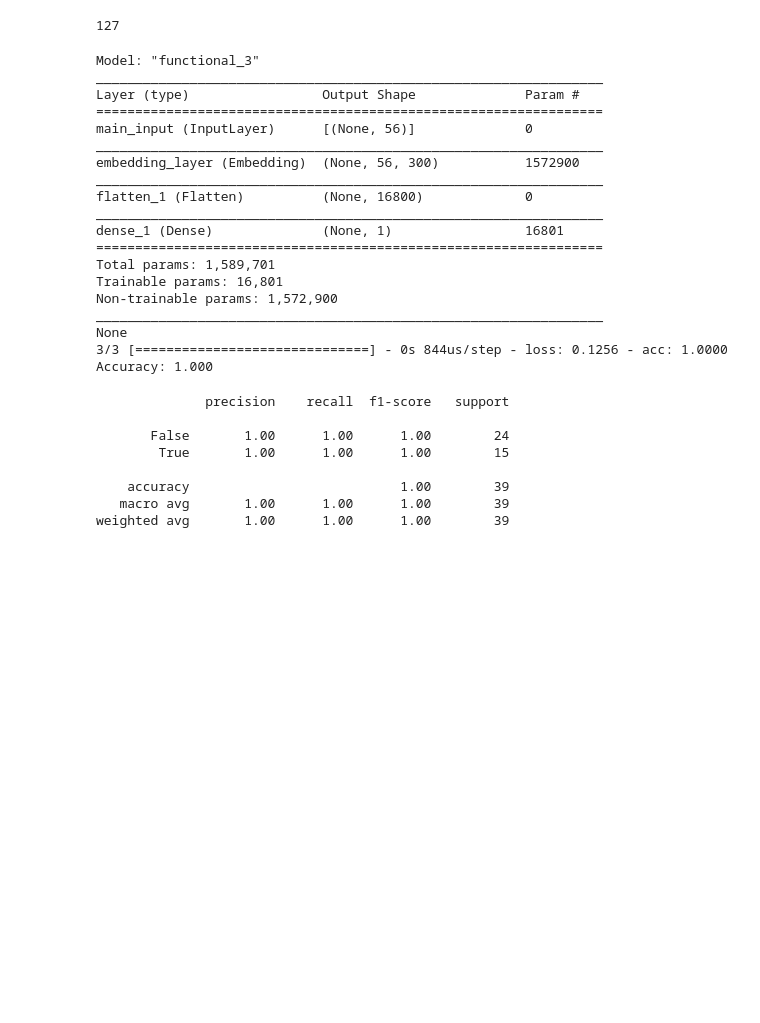
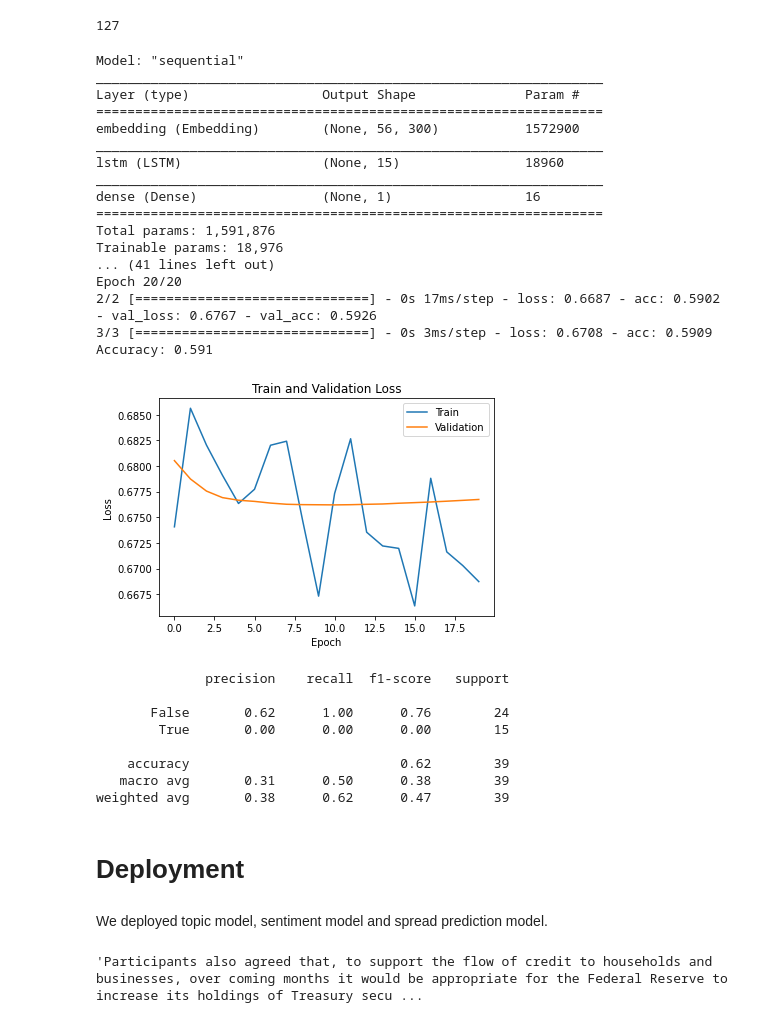
Before and after one commit to aaroncgw31/fednlp, a Jupyter notebook: fednlp.ipynb, the cells around one changed output. Cells and saved outputs as stored; diff of their text form; code cells hidden in the pictures; blank space fills up the shorter version.

```diff
--- a/fednlp.ipynb
+++ b/fednlp.ipynb
@@ -1012,8 +958,9 @@ glove_vectors.shape
 # %% [output]
 (5243, 300)
 # %%
-df_paragraphs_unstack['new_index'] = range(len(df_paragraphs_unstack))
-encoded_docs_ge = df_paragraphs_unstack.groupby(level=[0])['new_index'].apply(np.array)
+df_minutes = df_paragraphs_unstack.copy()
+df_minutes['new_index'] = range(len(df_minutes))
+encoded_docs_ge = df_minutes.groupby(level=[0])['new_index'].apply(np.array)
 max(encoded_docs_ge.apply(len))
 # %% [output]
 56
@@ -1035,7 +982,7 @@ padded_docs_ge.shape
 # %% [output]
 (127, 56)
 # %%
-labels = df_paragraphs_unstack.groupby(level=[0])['steepen'].first()
+labels = df_minutes.groupby(level=[0])['steepen'].first()
 len(labels)
 # %% [output]
 127
@@ -1058,38 +991,71 @@ model = Model(inputs=i, outputs=o)
+# %%
+vocab_size = glove_vectors.shape[0]
+emdedding_size = glove_vectors.shape[1]
+
+model = Sequential()
+model.add(Embedding(input_dim=vocab_size,
+                    output_dim=emdedding_size,
+                    input_length=maxlen,
+                    weights=[glove_vectors],
+                    trainable=False)
+                    )
+model.add(LSTM(units=15, dropout=0.2))
+model.add(Dense(1, activation='sigmoid'))
 # %%
-model.compile(optimizer='adam', loss='binary_crossentropy', metrics=['acc'])  # Compile the model
+optimizer = optimizers.Adam(lr=0.0001)
+
+model.compile(optimizer=optimizer, loss='binary_crossentropy', metrics=['acc'])  # Compile the model
 print(model.summary())  # Summarize the model
-model.fit(padded_docs_ge, labels, epochs=50, verbose=0)  # Fit the model
+history = model.fit(minutes_train, is_steepen_train, epochs=20, verbose=1, validation_split=0.3)  # Fit the model
 loss, accuracy = model.evaluate(minutes_train, is_steepen_train, verbose=1)  # Evaluate the model
 print('Accuracy: %0.3f' % accuracy)
 # %% [output]
-Model: "functional_3"
+Model: "sequential"
 _________________________________________________________________
 Layer (type)                 Output Shape              Param #
 =================================================================
-main_input (InputLayer)      [(None, 56)]              0
+embedding (Embedding)        (None, 56, 300)           1572900
 _________________________________________________________________
-embedding_layer (Embedding)  (None, 56, 300)           1572900
+lstm (LSTM)                  (None, 15)                18960
 _________________________________________________________________
-flatten_1 (Flatten)          (None, 16800)             0
-_________________________________________________________________
-dense_1 (Dense)              (None, 1)                 16801
+dense (Dense)                (None, 1)                 16
 =================================================================
-Total params: 1,589,701
-Trainable params: 16,801
-Non-trainable params: 1,572,900
-_________________________________________________________________
-None
-3/3 [==============================] - 0s 844us/step - loss: 0.1256 - acc: 1.0000
-Accuracy: 1.000
+Total params: 1,591,876
+Trainable params: 18,976
+... (41 lines left out)
+Epoch 20/20
+2/2 [==============================] - 0s 17ms/step - loss: 0.6687 - acc: 0.5902 - val_loss: 0.6767 - val_acc: 0.5926
+3/3 [==============================] - 0s 3ms/step - loss: 0.6708 - acc: 0.5909
+Accuracy: 0.591
+# %%
+def plot_training_history(history):
+    plt.plot(history.history['loss'])
+    plt.plot(history.history['val_loss'])
+    plt.title('Train and Validation Loss')
+    plt.ylabel('Loss')
+    plt.xlabel('Epoch')
+    plt.legend(['Train', 'Validation'], loc='best')
+plot_training_history(history)
+# %% [output]
+[figure, added]
 # %%
 test_preds = model.predict(minutes_test) > 0.5
 print(classification_report(is_steepen_test, test_preds))
 # %% [output]
               precision    recall  f1-score   support
 
-       False       1.00      1.00      1.00        24
-        True       1.00      1.00      1.00        15
+       False       0.62      1.00      0.76        24
+        True       0.00      0.00      0.00        15
 
-    accuracy                           1.00        39
-   macro avg       1.00      1.00      1.00        39
-weighted avg       1.00      1.00      1.00        39
+    accuracy                           0.62        39
+   macro avg       0.31      0.50      0.38        39
+weighted avg       0.38      0.62      0.47        39
+# %% [markdown]
+# <a name="deploy"></a>Deployment
+# %% [markdown]
+We deployed topic model, sentiment model and spread prediction model.
+# %%
+sample = df_paragraphs['raw_text'][-9]
+sample
+# %% [output]
+'Participants also agreed that, to support the flow of credit to households and businesses, over coming months it would be appropriate for the Federal Reserve to increase its holdings of Treasury secu ...
```
Also changed, not shown: parts of 24 cells of this notebook, 1 other file.
